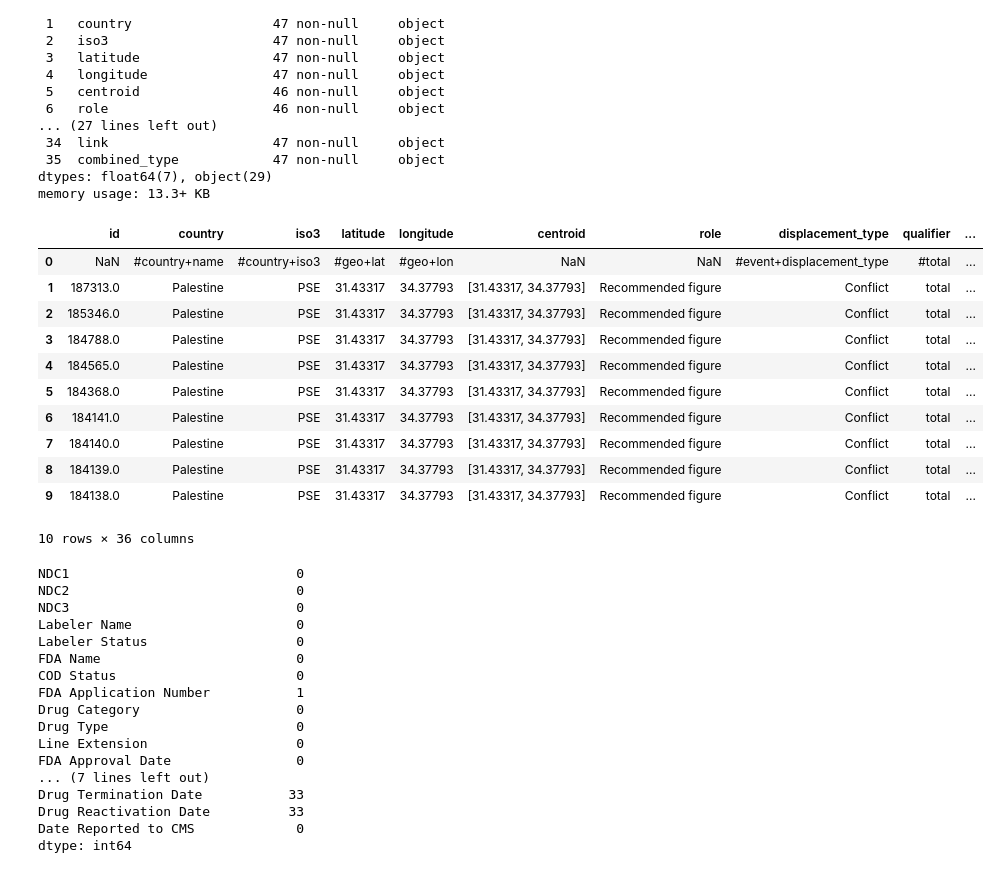
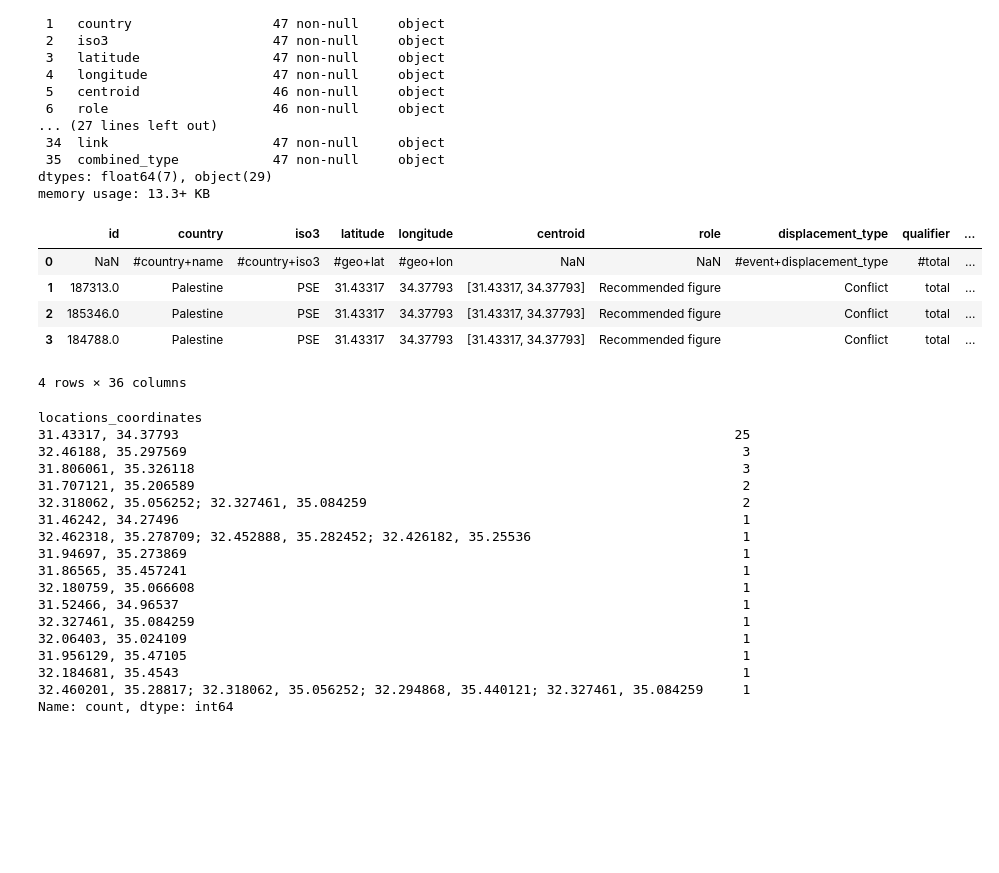
Before and after one commit to Ezekiat/formation, a Jupyter notebook: Untitled Folder/form1.ipynb, the cells around one changed output. Drawn from its saved outputs; the diff is of its cells as text; code cells hidden in the pictures; blank space fills up the shorter version.

```diff
--- a/Untitled Folder/form1.ipynb
+++ b/Untitled Folder/form1.ipynb
@@ -38,37 +40,33 @@ Data columns (total 36 columns):
 dtypes: float64(7), object(29)
 memory usage: 13.3+ KB
 # %%
-df.head(10)
+df.head(4)
 # %% [output]
 |  | id | country | iso3 | latitude | longitude | centroid | role | displacement_type | qualifier | ... |
 | 0 | NaN | #country+name | #country+iso3 | #geo+lat | #geo+lon | NaN | NaN | #event+displacement_type | #total | ... |
 | 1 | 187313.0 | Palestine | PSE | 31.43317 | 34.37793 | [31.43317, 34.37793] | Recommended figure | Conflict | total | ... |
 | 2 | 185346.0 | Palestine | PSE | 31.43317 | 34.37793 | [31.43317, 34.37793] | Recommended figure | Conflict | total | ... |
 | 3 | 184788.0 | Palestine | PSE | 31.43317 | 34.37793 | [31.43317, 34.37793] | Recommended figure | Conflict | total | ... |
-| 4 | 184565.0 | Palestine | PSE | 31.43317 | 34.37793 | [31.43317, 34.37793] | Recommended figure | Conflict | total | ... |
-| 5 | 184368.0 | Palestine | PSE | 31.43317 | 34.37793 | [31.43317, 34.37793] | Recommended figure | Conflict | total | ... |
-| 6 | 184141.0 | Palestine | PSE | 31.43317 | 34.37793 | [31.43317, 34.37793] | Recommended figure | Conflict | total | ... |
-| 7 | 184140.0 | Palestine | PSE | 31.43317 | 34.37793 | [31.43317, 34.37793] | Recommended figure | Conflict | total | ... |
-| 8 | 184139.0 | Palestine | PSE | 31.43317 | 34.37793 | [31.43317, 34.37793] | Recommended figure | Conflict | total | ... |
-| 9 | 184138.0 | Palestine | PSE | 31.43317 | 34.37793 | [31.43317, 34.37793] | Recommended figure | Conflict | total | ... |
-10 rows × 36 columns
+4 rows × 36 columns
 # %%
-df.isnull().sum()
+#compter le nombre d'occurence
+df['locations_coordinates'].value_counts()
 # %% [output]
-NDC1                             0
-NDC2                             0
-NDC3                             0
-Labeler Name                     0
-Labeler Status                   0
-FDA Name                         0
-COD Status                       0
-FDA Application Number           1
-Drug Category                    0
-Drug Type                        0
-Line Extension                   0
-FDA Approval Date                0
-... (7 lines left out)
-Drug Termination Date           33
-Drug Reactivation Date          33
-Date Reported to CMS             0
-dtype: int64
+locations_coordinates
+31.43317, 34.37793                                                                       25
+32.46188, 35.297569                                                                       3
+31.806061, 35.326118                                                                      3
+31.707121, 35.206589                                                                      2
+32.318062, 35.056252; 32.327461, 35.084259                                                2
+31.46242, 34.27496                                                                        1
+32.462318, 35.278709; 32.452888, 35.282452; 32.426182, 35.25536                           1
+31.94697, 35.273869                                                                       1
+31.86565, 35.457241                                                                       1
+32.180759, 35.066608                                                                      1
+31.52466, 34.96537                                                                        1
+32.327461, 35.084259                                                                      1
+32.06403, 35.024109                                                                       1
+31.956129, 35.47105                                                                       1
+32.184681, 35.4543                                                                        1
+32.460201, 35.28817; 32.318062, 35.056252; 32.294868, 35.440121; 32.327461, 35.084259     1
+Name: count, dtype: int64
```
Also changed, not shown: parts of 18 cells of this notebook, 3 other files.
